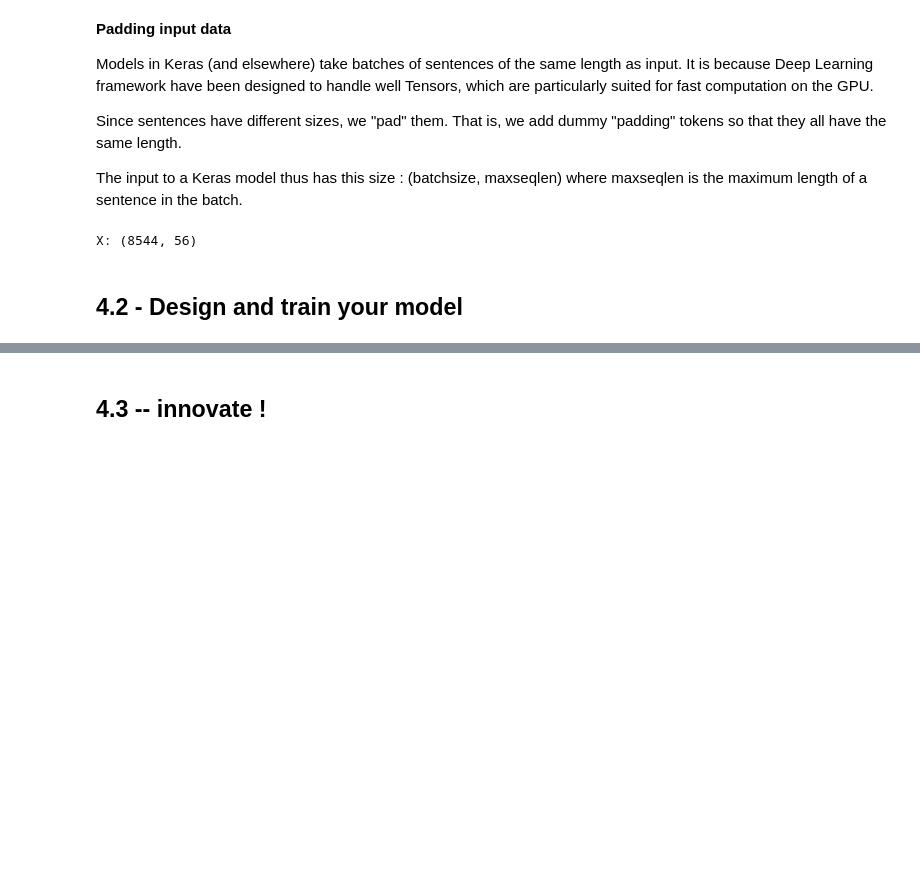
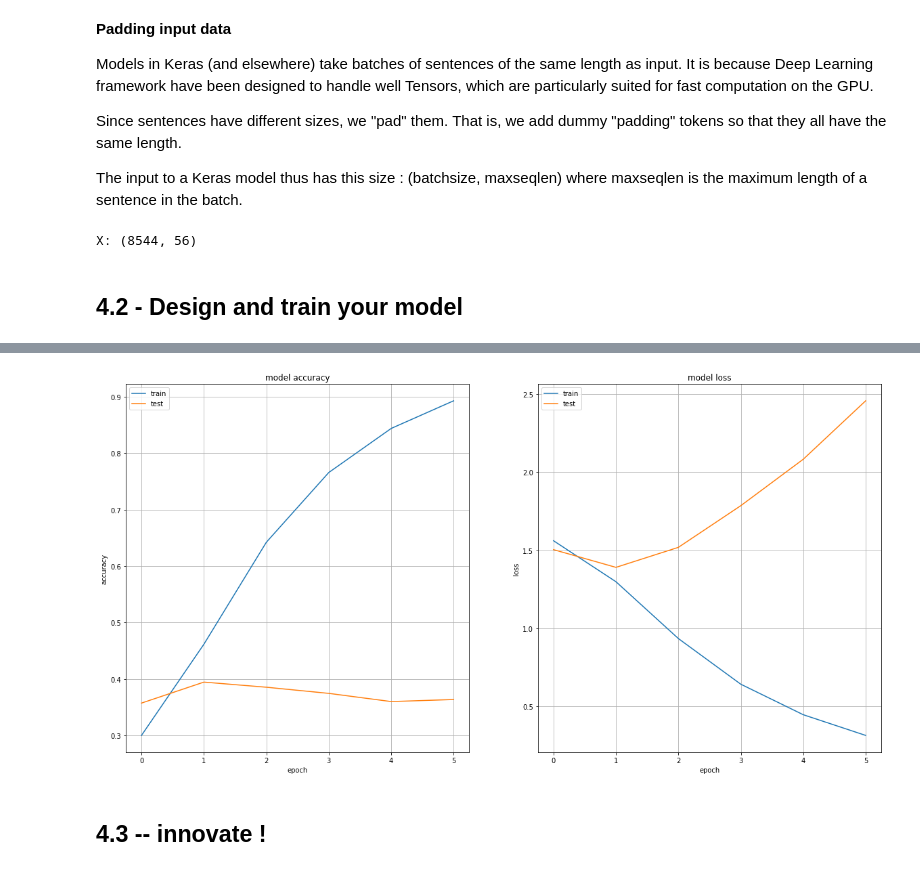
Before and after one commit to plguhur/MVA, a Jupyter notebook: DeepLearning/MP2/nlp_project.ipynb, the cells around one changed output, grey strips where cells are left out. Saved outputs shown, nothing was run; the diff lists cells and outputs as text; code cells hidden in the pictures; blank space fills up the shorter version.

```diff
--- a/DeepLearning/MP2/nlp_project.ipynb
+++ b/DeepLearning/MP2/nlp_project.ipynb
@@ -538,15 +459,16 @@ X: (8544, 56)
 #     All of these components are contained in the Sequential() and are trained together.
 
 from keras.models import Sequential
-from keras.layers import Embedding, LSTM, Dense, Activation
+from keras.layers import Embedding, LSTM, Dense, Activation, SpatialDropout1D
 
 embed_dim  = 32  # word embedding dimension
-nhid = 64  # number of hidden units in the LSTM
-vocab_size = 0  # size of the vocabulary
+nhid = 32  # number of hidden units in the LSTM
+vocab_size = n_words  # size of the vocabulary
 n_classes  = 5
 
 model = Sequential()
 model.add(Embedding(vocab_size, embed_dim))
+model.add(SpatialDropout1D(0.4))
 model.add(LSTM(nhid, dropout=0.2, recurrent_dropout=0.2))
 model.add(Dense(n_classes, activation='sigmoid'))
 # %%
@@ -579,8 +503,13 @@ None
 # %%
 # 6 - Train your model and find the best hyperparameters for your dev set
 #     you will be evaluated on the quality of your predictions on the test set
+from keras_tqdm import TQDMCallback, TQDMNotebookCallback
 
 bs = 64
 n_epochs = 6
-history = model.fit(X_train, Y_train, batch_size=bs, epochs=n_epochs, validation_data=(X_dev, Y_dev))
+history = model.fit(X_train, Y_train, batch_size=bs,
+                        epochs=n_epochs,
+                        validation_data=(X_dev, Y_dev))
+#                         callbacks=[TQDMNotebookCallback()],
+#                         verbose=0)
 # %% [output]
@@ -588,3 +539,7 @@ AttributeError: 'Tensor' object has no attribute 'assign'
+# %%
+plot_history(history)
+# %% [output]
+[figure, added]
 # %%
 # 7 - Generate your predictions on the test set using model.predict(x_test)
 #     https://keras.io/models/model/
```
Also changed, not shown: parts of 18 cells of this notebook, 4 other files.
